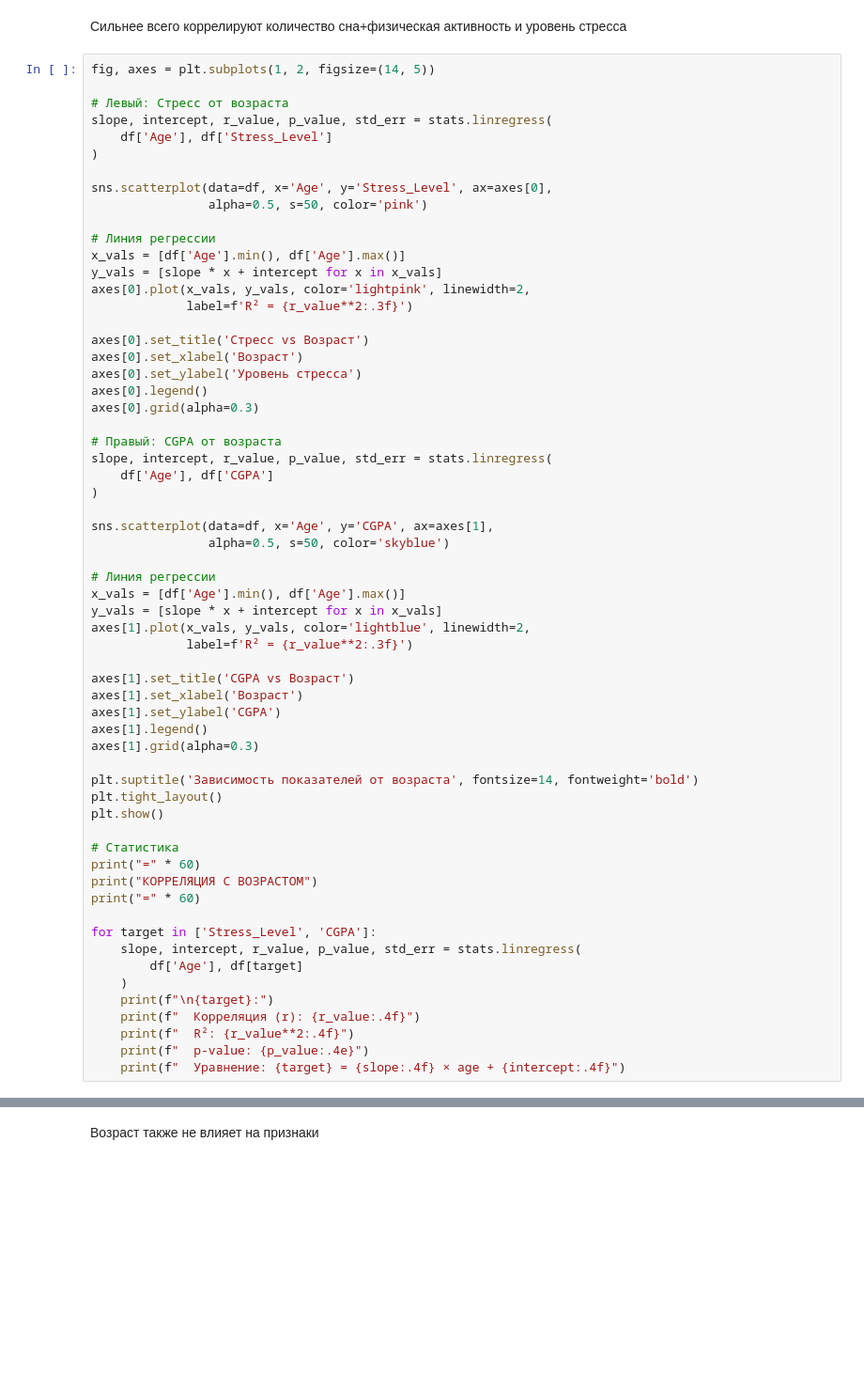
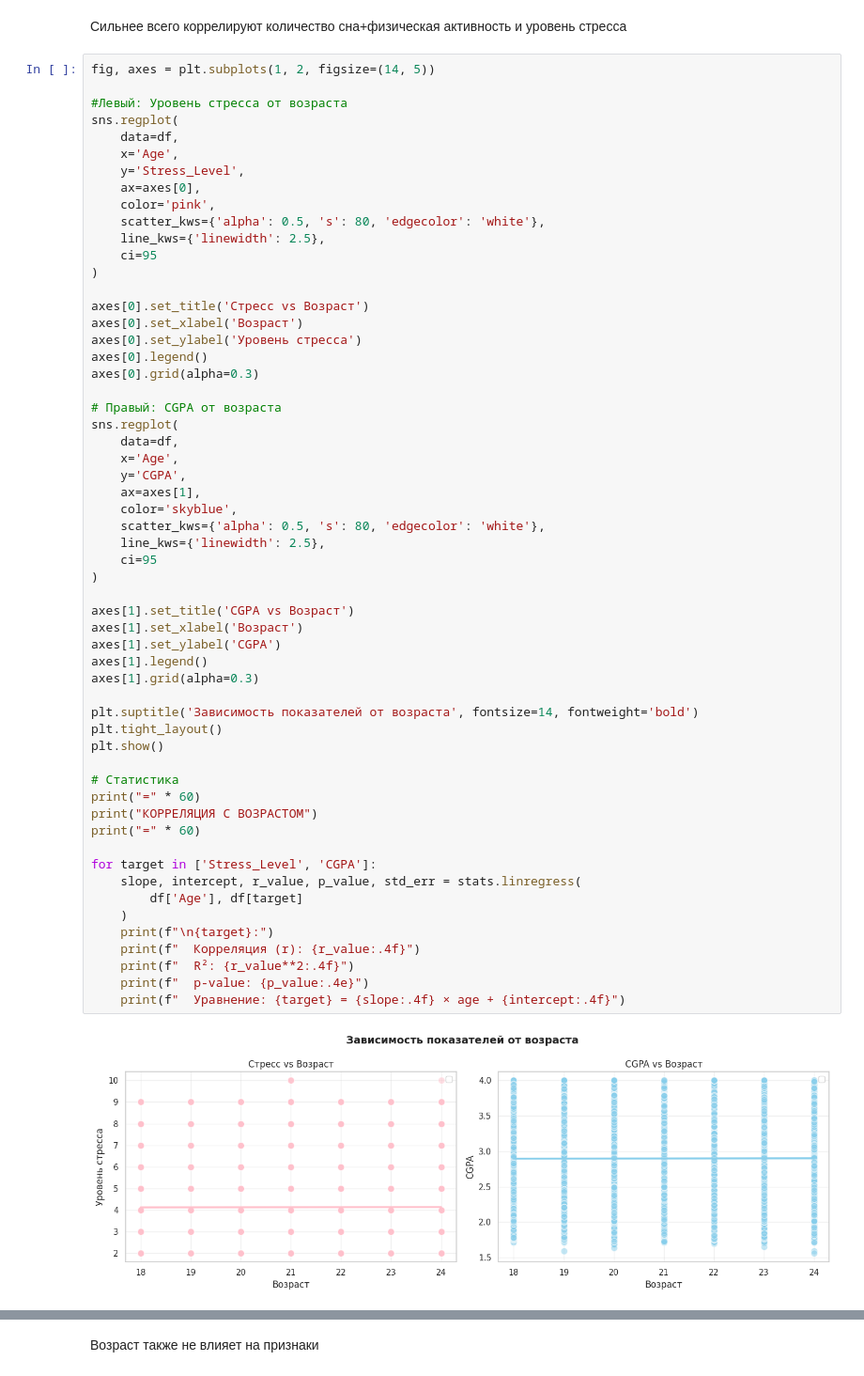
Before and after one commit to Alexa07pronina/frameworks, a Jupyter notebook: lab1.ipynb, the cells around one changed output, grey strips where cells are left out. Shown at 94% size. Drawn from its saved outputs; the diff is of its cells as text; blank space fills up the shorter version.

```diff
--- a/lab1.ipynb
+++ b/lab1.ipynb
@@ -385,19 +476,17 @@ plt.show()
 # %%
 fig, axes = plt.subplots(1, 2, figsize=(14, 5))
 
-# Левый: Стресс от возраста
-slope, intercept, r_value, p_value, std_err = stats.linregress(
-    df['Age'], df['Stress_Level']
+#Левый: Уровень стресса от возраста
+sns.regplot(
+    data=df,
+    x='Age',
+    y='Stress_Level',
+    ax=axes[0],
+    color='pink',
+    scatter_kws={'alpha': 0.5, 's': 80, 'edgecolor': 'white'},
+    line_kws={'linewidth': 2.5},
+    ci=95
 )
-
-sns.scatterplot(data=df, x='Age', y='Stress_Level', ax=axes[0],
-                alpha=0.5, s=50, color='pink')
-
-# Линия регрессии
-x_vals = [df['Age'].min(), df['Age'].max()]
-y_vals = [slope * x + intercept for x in x_vals]
-axes[0].plot(x_vals, y_vals, color='lightpink', linewidth=2,
-             label=f'R² = {r_value**2:.3f}')
 
 axes[0].set_title('Стресс vs Возраст')
 axes[0].set_xlabel('Возраст')
@@ -405,41 +494,41 @@ axes[0].set_ylabel('Уровень стресса')
 axes[0].legend()
 axes[0].grid(alpha=0.3)
 
 # Правый: CGPA от возраста
-slope, intercept, r_value, p_value, std_err = stats.linregress(
-    df['Age'], df['CGPA']
+sns.regplot(
+    data=df,
+    x='Age',
+    y='CGPA',
+    ax=axes[1],
+    color='skyblue',
+    scatter_kws={'alpha': 0.5, 's': 80, 'edgecolor': 'white'},
+    line_kws={'linewidth': 2.5},
+    ci=95
 )
-
-sns.scatterplot(data=df, x='Age', y='CGPA', ax=axes[1],
-                alpha=0.5, s=50, color='skyblue')
-
-# Линия регрессии
-x_vals = [df['Age'].min(), df['Age'].max()]
-y_vals = [slope * x + intercept for x in x_vals]
-axes[1].plot(x_vals, y_vals, color='lightblue', linewidth=2,
-             label=f'R² = {r_value**2:.3f}')
 
 axes[1].set_title('CGPA vs Возраст')
 axes[1].set_xlabel('Возраст')
 axes[1].set_ylabel('CGPA')
 axes[1].legend()
 axes[1].grid(alpha=0.3)
 
 plt.suptitle('Зависимость показателей от возраста', fontsize=14, fontweight='bold')
 plt.tight_layout()
 plt.show()
 
 # Статистика
 print("=" * 60)
 print("КОРРЕЛЯЦИЯ С ВОЗРАСТОМ")
 print("=" * 60)
 
 for target in ['Stress_Level', 'CGPA']:
     slope, intercept, r_value, p_value, std_err = stats.linregress(
         df['Age'], df[target]
     )
     print(f"\n{target}:")
     print(f"  Корреляция (r): {r_value:.4f}")
     print(f"  R²: {r_value**2:.4f}")
     print(f"  p-value: {p_value:.4e}")
     print(f"  Уравнение: {target} = {slope:.4f} × age + {intercept:.4f}")
+# %% [output]
+[figure, added]
```
Also changed, not shown: parts of 22 cells of this notebook.
